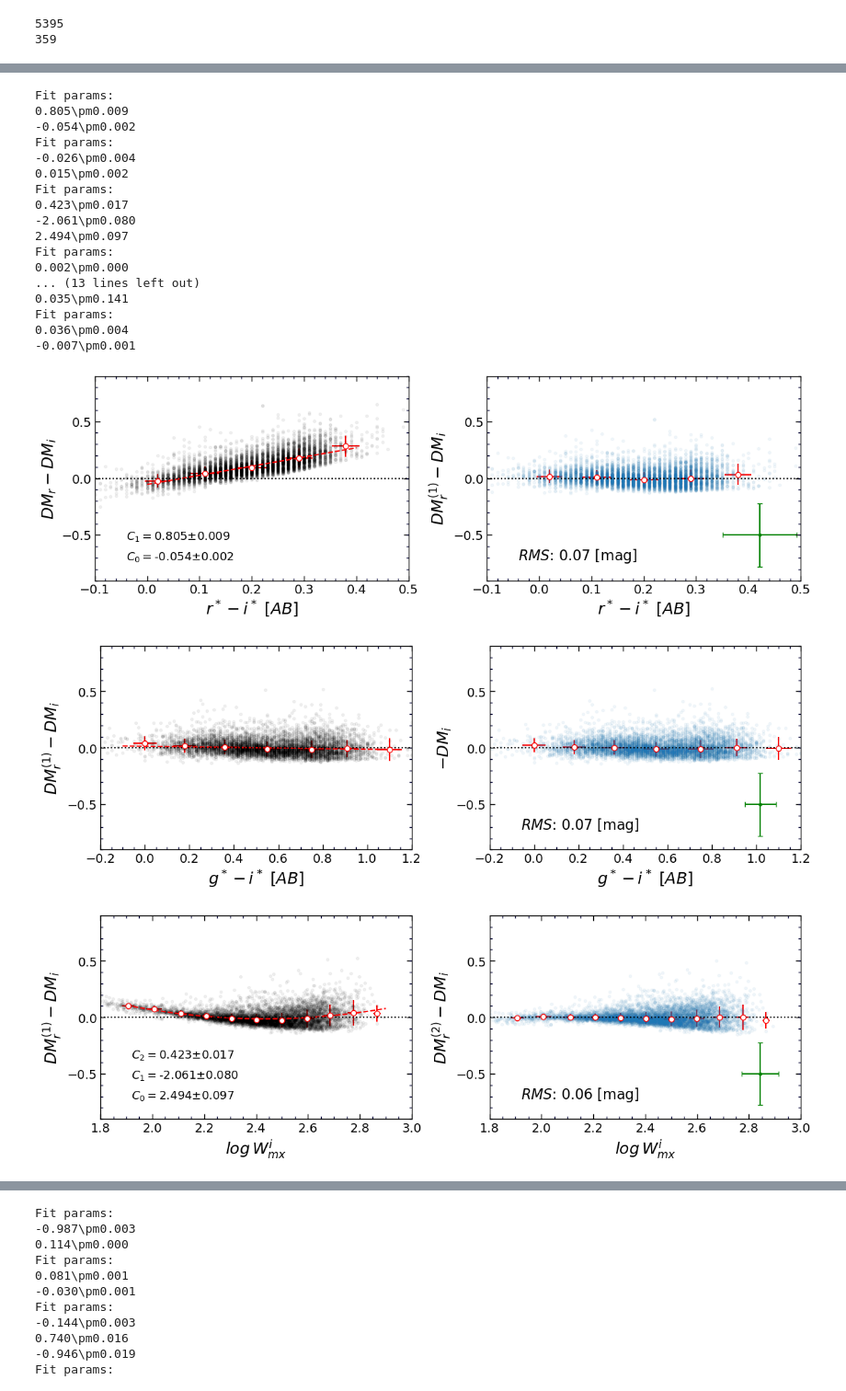
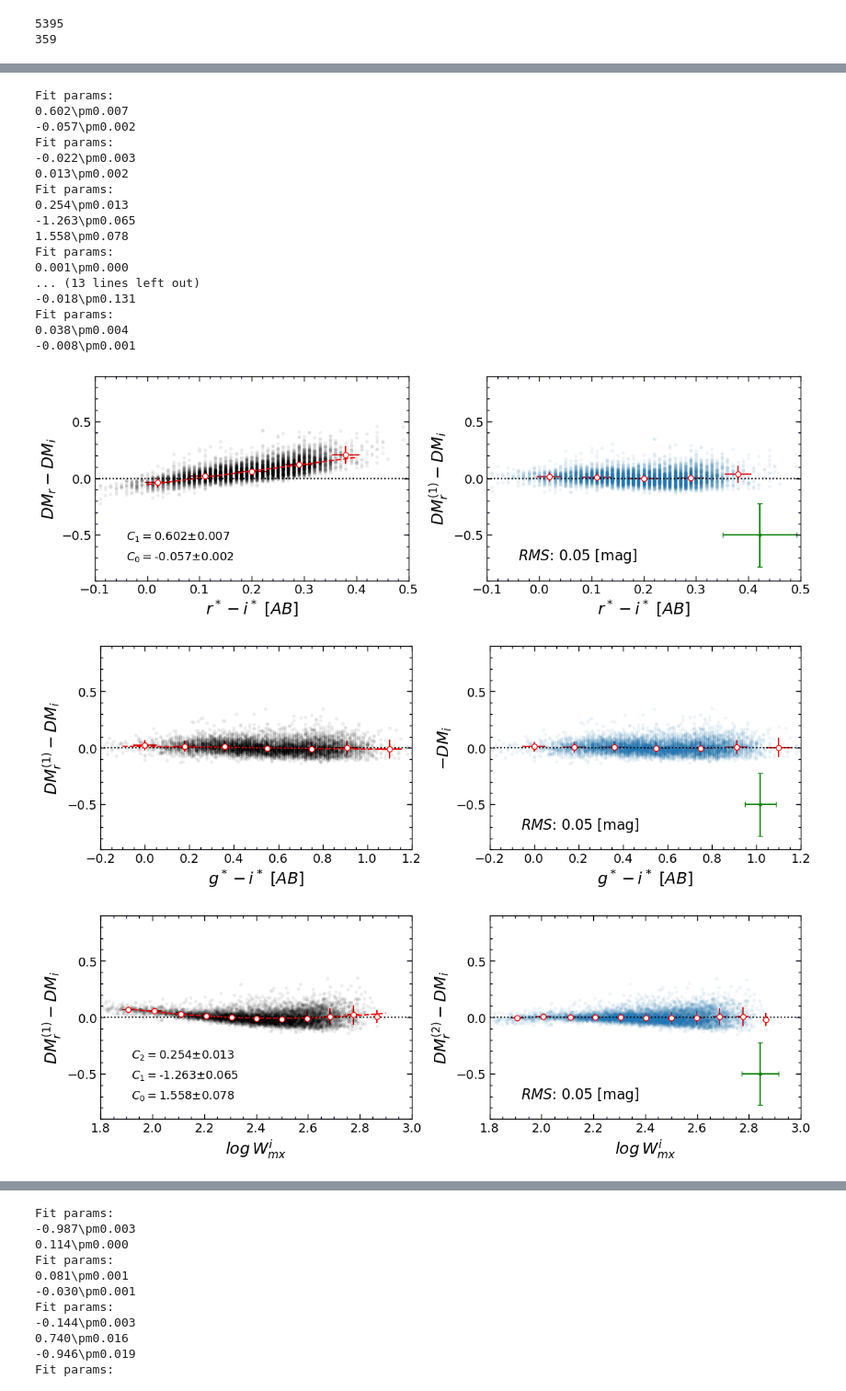
Before and after one commit to ekourkchi/TFcalibrators, a Jupyter notebook: fieldGals_quick.ipynb, the cells around one changed output, grey strips where cells are left out. Shown at 92% size. Drawn from its saved outputs; the diff is of its cells as text; code cells hidden in the pictures.

```diff
--- a/fieldGals_quick.ipynb
+++ b/fieldGals_quick.ipynb
@@ -923,7 +923,7 @@ def lineF(x, a, b):
 # %%
 def adjustDM(DM1, dDMo, DM2, dDM_i, COLindex, xlim=(-2,2), ylim=(-0.9,0.9),
              quad=False, indx=None, xlabel='', ylabel='', ylabel2='', bias1=0, bias2=0, single=False,
-             dx=0.2, deg3 = False,  coeff=False, scatter=False, rev=False):
+             dx=0.2, deg3 = False,  coeff=False, scatter=False, rev=False, ylabelRef='DM_{i}'):
 
     DMo  = DM1 + bias1
     DM_i = DM2 + bias2
@@ -1024,10 +1024,13 @@ def adjustDM(DM1, dDMo, DM2, dDM_i, COLindex, xlim=(-2,2), ylim=(-0.9,0.9),
         ax2.errorbar(x0, [-0.5], yerr=np.median(dDM_e),xerr=0.05*1.414, fmt='.', color='green', capsize=3)
 
     ax1.set_xlabel(xlabel, fontsize=18)
-    ax1.set_ylabel(r'$'+ylabel+'- DM_{i}$', fontsize=18)
+
+    ax1.set_ylabel(r'$'+ylabel+'- '+ylabelRef+'$', fontsize=18)
+
+
     if not single:
         ax2.set_xlabel(xlabel, fontsize=18)
-        ax2.set_ylabel(r'$'+ylabel2+'- DM_{i}$', fontsize=18)
+        ax2.set_ylabel(r'$'+ylabel2+'- '+ylabelRef+'$', fontsize=18)
 
 
     if scatter:
@@ -1104,104 +1174,96 @@ for ix in indx:
 # %%
 indx, = np.where((ggg>0) & (rrr>0) & (zzz>0) & (iii>0) & (SSqlt>3) & (keep==1))
 
-axes, DM1, fit, cov = adjustDM(DM_r, dDM_r, DM_i, dDM_i, r_i,
+axes, DM2r, fit, cov = adjustDM(DM_r, dDM_r, DM1, dDM_i, r_i,
                         xlim=(-0.1,0.5), indx=indx, quad=False,
                         xlabel=r'$r^*-i^* \/\/ [AB]$',
                         ylabel='DM_{r}',
                         ylabel2='DM^{(1)}_{r}',
                         bias1 = DM_Bias_r,
-                        bias2 = DM_Bias_i,
                         dx=0.1, coeff=True
                         )
 
 
-axes, DM2r, fit, cov = adjustDM(DM1, dDM_r, DM_i, dDM_i, g_i,
+axes, DM2r, fit, cov = adjustDM(DM2r, dDM_r, DM1, dDM_i, g_i,
                         xlim=(-0.2,1.2), indx=indx, quad=False,
                         xlabel=r'$g^*-i^* \/\/ [AB]$',
                         ylabel='DM^{(1)}_{r}',
-                        bias2 = DM_Bias_i
                         )
 
 
-axes, DM2r, fit, cov = adjustDM(DM2r, dDM_r, DM_i, dDM_i, logWimx,
+axes, DM2r, fit, cov = adjustDM(DM2r, dDM_r, DM1, dDM_i, logWimx,
                         xlim=(1.8,3), indx=indx, quad=True,
                         xlabel=r'$log \/ W^i_{mx}$',
                         ylabel='DM^{(1)}_{r}',
                         ylabel2='DM^{(2)}_{r}',
                         dx=0.1, coeff=True,
-                        bias2 = DM_Bias_i
                         )
 
-axes, DM2r, fit, cov = adjustDM(DM2r, dDM_r, DM_i, dDM_i, DM2r,
+axes, DM2r, fit, cov = adjustDM(DM2r, dDM_r, DM1, dDM_i, DM2r,
                         xlim=(28,38), indx=indx, quad=True,
                         xlabel=r'$DM^{(2)}_{rc}$'+' [mag]', deg3=True,
                         ylabel='DM^{(2)}_{r}',
                         ylabel2='DM^{(3)}_{r}',
-                        bias2 = DM_Bias_i,
                         dx=0.5, coeff=True,
                         )
 
 
-axes, DM2r, fit, cov = adjustDM(DM2r, dDM_r, DM_i, dDM_i, g_z,
+axes, DM2r, fit, cov = adjustDM(DM2r, dDM_r, DM1, dDM_i, g_z,
                         xlim=(-0.2,1.4), indx=indx, quad=False,
                         xlabel=r'$g^*-z^* \/\/ [AB]$',
                         ylabel='DM^{(3)}_{r}',
                         ylabel2='DM^{(4)}_{r}',
                         dx=0.1, coeff=True,
-                        bias2 = DM_Bias_i
                         )
 
 
-axes, _, fit, cov = adjustDM(DM2r, dDM_r, DM_i, dDM_i, logWimx,
+axes, _, fit, cov = adjustDM(DM2r, dDM_r, DM1, dDM_i, logWimx,
                         xlim=(1.8,3), indx=indx, quad=True,
                         xlabel=r'$log \/ W^i_{mx}$',
                         ylabel='DM^{(4)}_{r}',
-                        bias2 = DM_Bias_i,
                         single=True,
                         scatter=True
                         )
 
 
 
 
 
-axes, _, fit, cov = adjustDM(DM2r, dDM_r, DM_i, dDM_i, DM_i+DM_Bias_i,
+axes, _, fit, cov = adjustDM(DM2r, dDM_r, DM1, dDM_i, DM1,
                         xlim=(28,38), indx=indx, quad=True,
                         xlabel=r'$DM_i$'+' [mag]',
                         ylabel='DM^{(4)}_{r}',
-                        bias2 = DM_Bias_i,
                         dx = 0.5,
                         single=True,
                         scatter=True
                         )
 
 
-axes, _, fit, cov = adjustDM(DM2r, dDM_r, DM_i, dDM_i, r_i,
+axes, _, fit, cov = adjustDM(DM2r, dDM_r, DM1, dDM_i, r_i,
                         xlim=(-0.1,0.5), indx=indx, quad=False,
                         xlabel=r'$r^*-i^* \/\/ [AB]$',
                         ylabel='DM^{(4)}_{r}',
-                        bias2 = DM_Bias_i,
                         dx=0.1, single=True,
                         scatter=True
                         )
 # %% [output]
 Fit params:
-0.805\pm0.009
--0.054\pm0.002
+0.602\pm0.007
+-0.057\pm0.002
 Fit params:
--0.026\pm0.004
-0.015\pm0.002
+-0.022\pm0.003
+0.013\pm0.002
 Fit params:
-0.423\pm0.017
--2.061\pm0.080
-2.494\pm0.097
+0.254\pm0.013
+-1.263\pm0.065
+1.558\pm0.078
 Fit params:
-0.002\pm0.000
+0.001\pm0.000
 ... (13 lines left out)
-0.035\pm0.141
+-0.018\pm0.131
 Fit params:
-0.036\pm0.004
--0.007\pm0.001
+0.038\pm0.004
+-0.008\pm0.001
-[figure, old version]
+[figure, new version]
 [figure]
 [figure]
```
Also changed, not shown: parts of 3 cells of this notebook, 1 other file.
